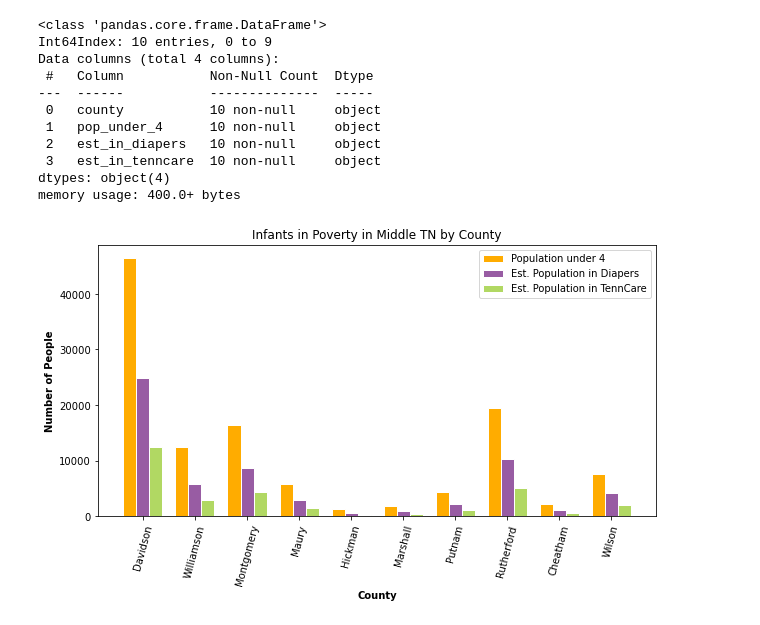
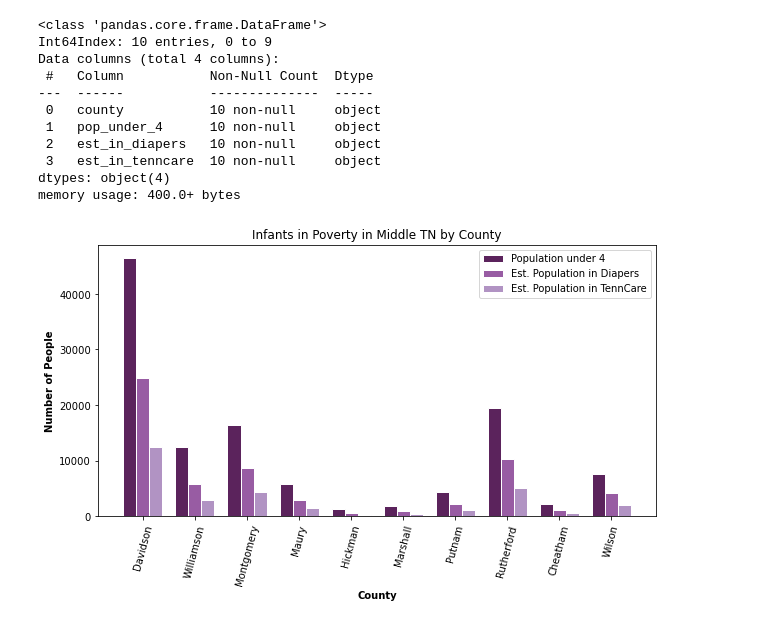
Before and after one commit to paulballenger/nashville_diaper_connection, a Jupyter notebook: notebooks/diapers_by_county.ipynb, the cells around one changed output. Drawn from its saved outputs; the diff is of its cells as text; code cells hidden in the pictures.

```diff
--- a/notebooks/diapers_by_county.ipynb
+++ b/notebooks/diapers_by_county.ipynb
@@ -263,34 +263,34 @@ plt.figure(figsize=(10,5))
 # set width of bar
 barWidth = 0.25
 
 # set height of bar
 bars1 = poverty_by_county['pop_under_4']
 bars2 = poverty_by_county['est_in_diapers']
 bars3 = poverty_by_county['est_in_tenncare']
 
 # Set position of bar on X axis
 r1 = np.arange(len(bars1))
 r2 = [x + barWidth for x in r1]
 r3 = [x + barWidth for x in r2]
-
+##
 # Make the plot
-plt.bar(r1, bars1, color='#ffac00', width=barWidth, edgecolor='white', label='Population under 4')
+plt.bar(r1, bars1, color='#5b235c', width=barWidth, edgecolor='white', label='Population under 4')
 plt.bar(r2, bars2, color='#985ca3', width=barWidth, edgecolor='white', label='Est. Population in Diapers')
-plt.bar(r3, bars3, color='#b1d863', width=barWidth, edgecolor='white', label='Est. Population in TennCare')
+plt.bar(r3, bars3, color='#b193c3', width=barWidth, edgecolor='white', label='Est. Population in TennCare')
 
 # Add xticks on the middle of the group bars
 plt.xlabel('County', fontweight='bold')
 plt.xticks([r + barWidth for r in range(len(bars1))], poverty_by_county['county'], rotation=75)
 
 plt.ylabel('Number of People', fontweight='bold')
 
 plt.title('Infants in Poverty in Middle TN by County')
 
 # Create legend & Show graphic
 plt.legend()
 
 plt.savefig('../files/poverty_by_county.png',bbox_inches='tight', dpi=300)
 
 plt.show()
 # %% [output]
-[figure, old version]
+[figure, new version]
```
Also changed, not shown: 10 other files.
